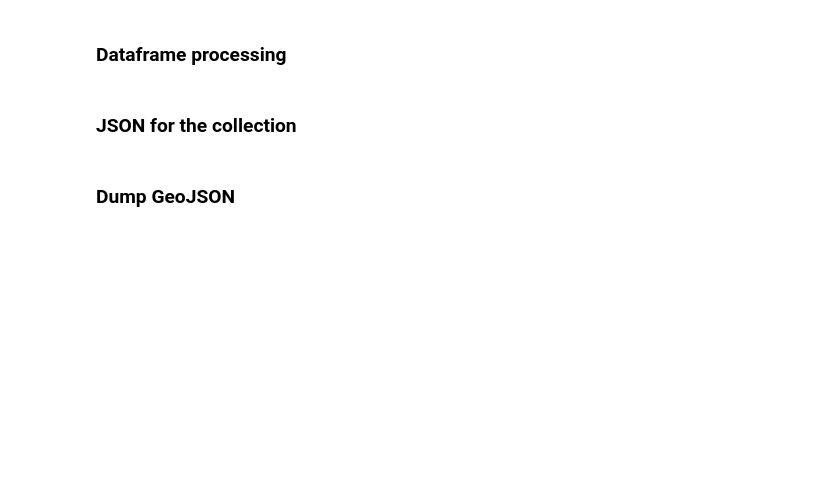
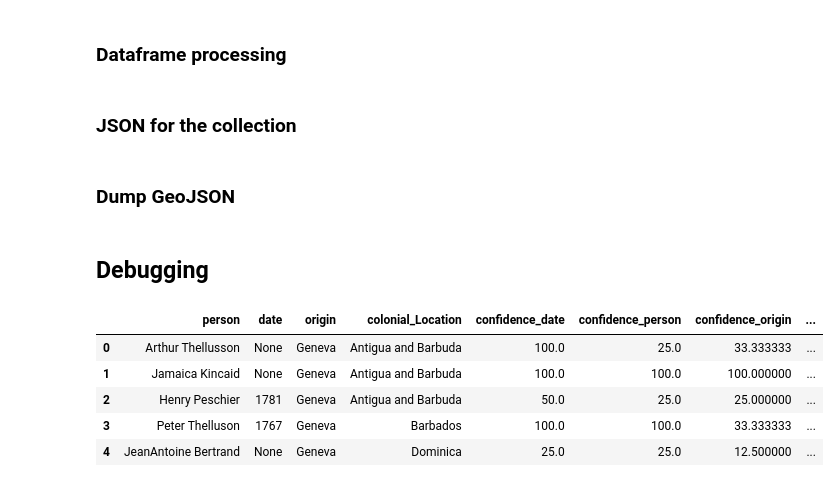
Before and after one commit to ych-wang/Colonial-heritage-in-Switzerland, a Jupyter notebook: GeoJson.ipynb, the cells around one changed output. Cells and saved outputs as stored; diff of their text form; code cells hidden in the pictures; blank space fills up the shorter version.

```diff
--- a/GeoJson.ipynb
+++ b/GeoJson.ipynb
@@ -95,3 +100,14 @@ overall_json['features']= geojson_with_coo_list
 # %%
 a_file = open("lines.json", "w")
 a_file = json.dump(overall_json, a_file)
+# %% [markdown]
+## Debugging
+# %%
+df.head()
+# %% [output]
+|  | person | date | origin | colonial_Location | confidence_date | confidence_person | confidence_origin | ... |
+| 0 | Arthur Thellusson | None | Geneva | Antigua and Barbuda | 100.0 | 25.0 | 33.333333 | ... |
+| 1 | Jamaica Kincaid | None | Geneva | Antigua and Barbuda | 100.0 | 100.0 | 100.000000 | ... |
+| 2 | Henry Peschier | 1781 | Geneva | Antigua and Barbuda | 50.0 | 25.0 | 25.000000 | ... |
+| 3 | Peter Thelluson | 1767 | Geneva | Barbados | 100.0 | 100.0 | 33.333333 | ... |
+| 4 | JeanAntoine Bertrand | None | Geneva | Dominica | 25.0 | 25.0 | 12.500000 | ... |
```
Also changed, not shown: parts of 6 cells of this notebook.
